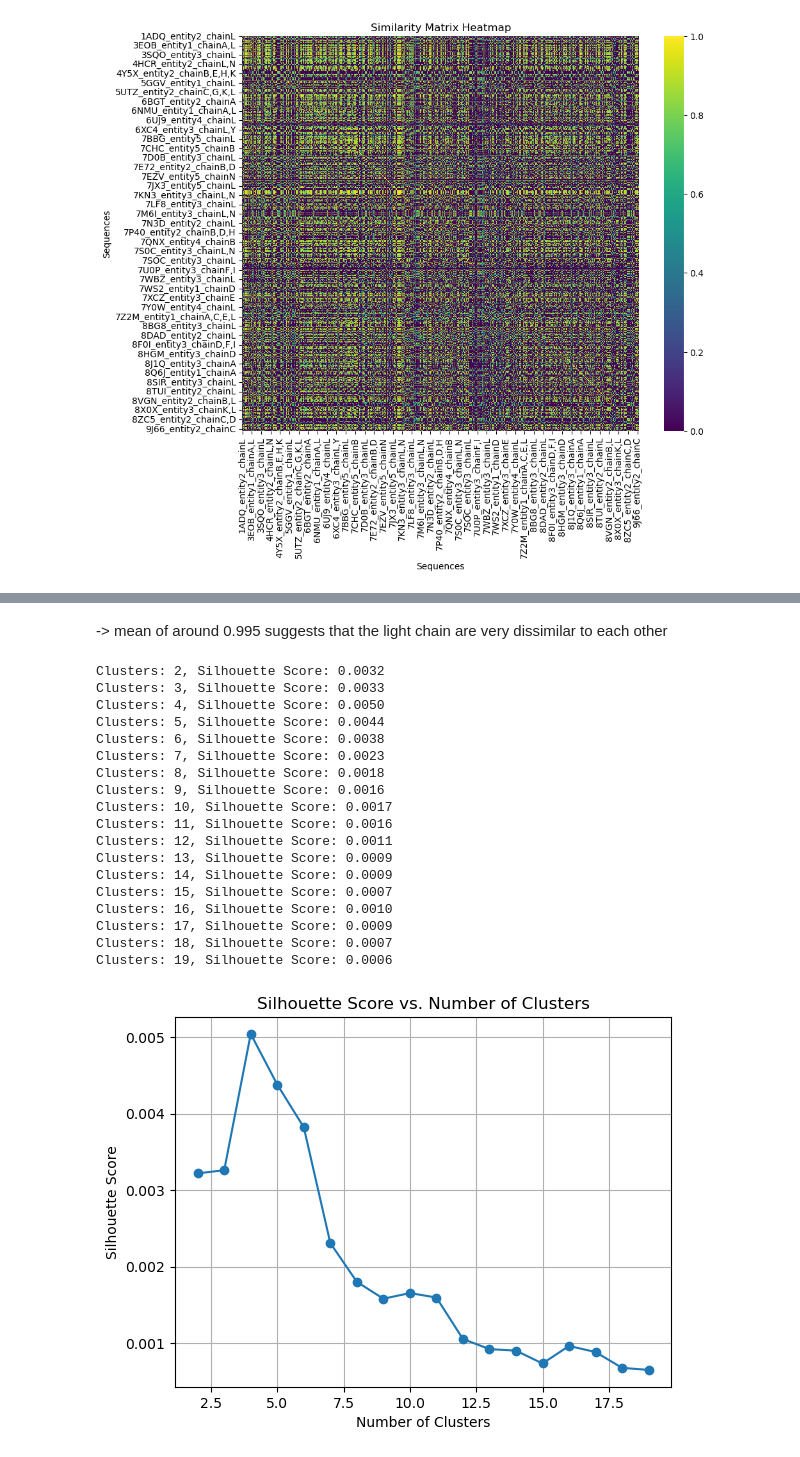
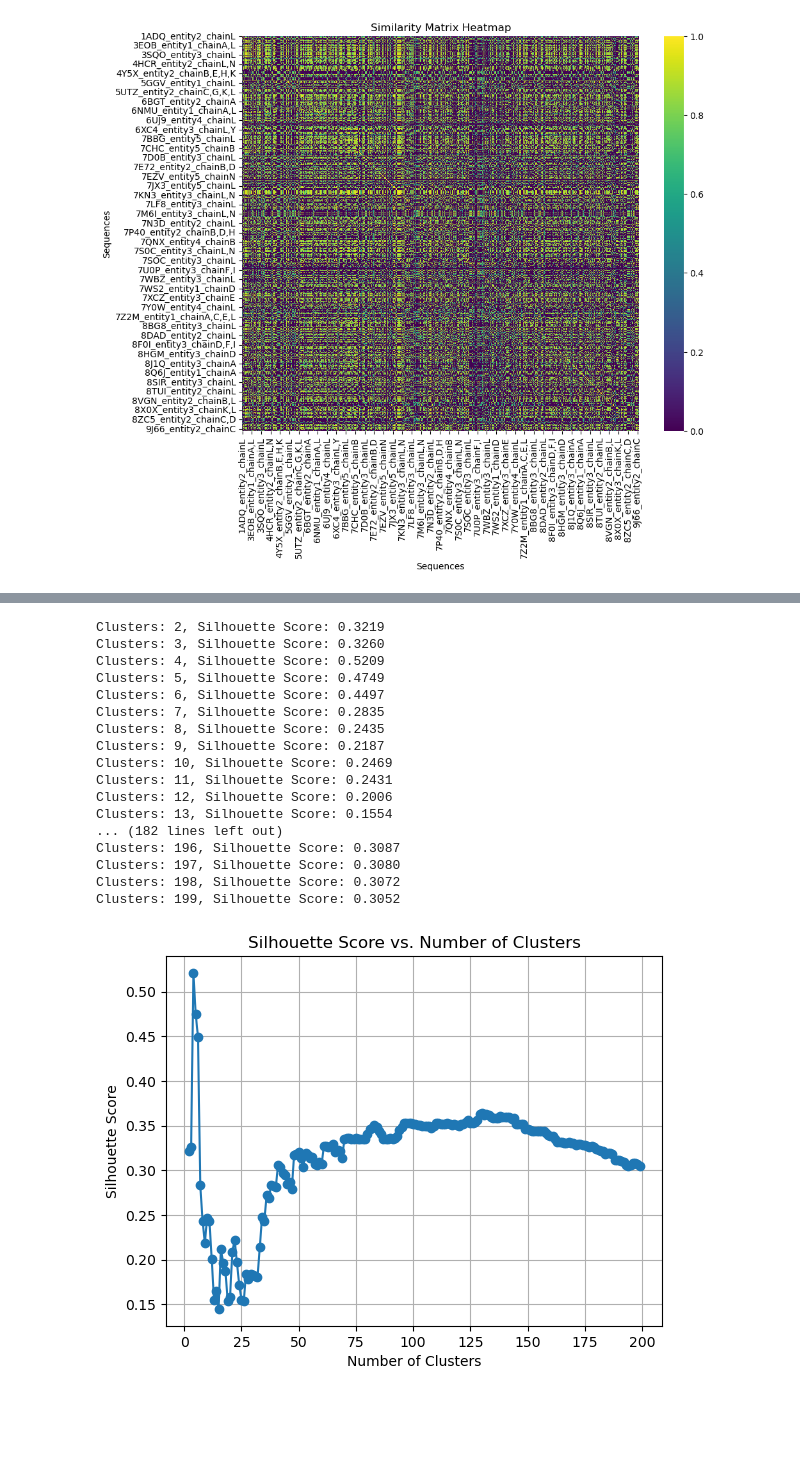
Before and after one commit to datascience-2025-group4/group04-team03, a Jupyter notebook: blasting/mmseqs/light_chains_analysis.ipynb, the cells around one changed output, grey strips where cells are left out. Cells and saved outputs as stored; diff of their text form; code cells hidden in the pictures; blank space fills up the shorter version.

```diff
--- a/blasting/mmseqs/light_chains_analysis.ipynb
+++ b/blasting/mmseqs/light_chains_analysis.ipynb
@@ -111,15 +119,18 @@ mean = 0.32226917398596133
 [figure]
 # %%
-#to ensure the distance matrix is correctly it should be inspected
+#makins distance matrix and inspecting it to be correct
 import matplotlib.pyplot as plt
 import numpy as np
 
+distance_matrix = 1 - similarity_matrix
+distance_matrix.to_csv("distance_matrix.csv")
+
 #printing out the minimum, maximum, mean
-print(f"min = {distance_matrix.min()}")
-print(f"max = {distance_matrix.max()}")
-print(f"mean = {distance_matrix.mean()}")
+print(f"min = {distance_matrix.values.min()}")
+print(f"max = {distance_matrix.values.max()}")
+print(f"mean = {distance_matrix.values.mean()}")
 
-values = distance_matrix[np.triu_indices_from(distance_matrix, k=1)]
+values = distance_matrix.values[np.triu_indices_from(distance_matrix.values, k=0)]
 plt.hist(values, bins=50)
 plt.title("Histogram of Pairwise Distances")
 plt.xlabel("Distance")
@@ -133,49 +144,44 @@ mean = 0.995800013097258
-# %% [markdown]
--> mean of around 0.995 suggests that the light chain are very dissimilar to each other
 # %%
 #before applying PCA, the best number of clusters should be found
 from sklearn.metrics import silhouette_score
 from sklearn.cluster import AgglomerativeClustering
 import numpy as np
 import pandas as pd
 import matplotlib.pyplot as plt
 
-#loading the distance matrix and filling the diagonal values with 0, cause mmseq2 alignment ...
-distance_matrix = pd.read_csv("Lchains_distance_matrix.csv", index_col=0).values
-np.fill_diagonal(distance_matrix, 0)
+
 #different cluster counts are tried out
 scores = []
-for k in range(2, 20):
+for k in range(2, 200):
     clustering = AgglomerativeClustering(n_clusters=k, metric='precomputed', linkage='average')
-    labels = clustering.fit_predict(distance_matrix)
-    score = silhouette_score(distance_matrix, labels, metric='precomputed')
+    labels = clustering.fit_predict(distance_matrix.values)
+    score = silhouette_score(distance_matrix.values, labels, metric='precomputed')
     scores.append((k, score))
     print(f"Clusters: {k}, Silhouette Score: {score:.4f}")
 
 ks, s_scores = zip(*scores)
 plt.plot(ks, s_scores, marker='o')
 plt.title("Silhouette Score vs. Number of Clusters")
 plt.xlabel("Number of Clusters")
 plt.ylabel("Silhouette Score")
 plt.grid(True)
 plt.show()
 # %% [output]
-Clusters: 2, Silhouette Score: 0.0032
-Clusters: 3, Silhouette Score: 0.0033
-Clusters: 4, Silhouette Score: 0.0050
-Clusters: 5, Silhouette Score: 0.0044
-Clusters: 6, Silhouette Score: 0.0038
-Clusters: 7, Silhouette Score: 0.0023
-Clusters: 8, Silhouette Score: 0.0018
-Clusters: 9, Silhouette Score: 0.0016
-Clusters: 10, Silhouette Score: 0.0017
-Clusters: 11, Silhouette Score: 0.0016
-Clusters: 12, Silhouette Score: 0.0011
-Clusters: 13, Silhouette Score: 0.0009
-Clusters: 14, Silhouette Score: 0.0009
-Clusters: 15, Silhouette Score: 0.0007
-Clusters: 16, Silhouette Score: 0.0010
-Clusters: 17, Silhouette Score: 0.0009
-Clusters: 18, Silhouette Score: 0.0007
-Clusters: 19, Silhouette Score: 0.0006
+Clusters: 2, Silhouette Score: 0.3219
+Clusters: 3, Silhouette Score: 0.3260
+Clusters: 4, Silhouette Score: 0.5209
+Clusters: 5, Silhouette Score: 0.4749
+Clusters: 6, Silhouette Score: 0.4497
+Clusters: 7, Silhouette Score: 0.2835
+Clusters: 8, Silhouette Score: 0.2435
+Clusters: 9, Silhouette Score: 0.2187
+Clusters: 10, Silhouette Score: 0.2469
+Clusters: 11, Silhouette Score: 0.2431
+Clusters: 12, Silhouette Score: 0.2006
+Clusters: 13, Silhouette Score: 0.1554
+... (182 lines left out)
+Clusters: 196, Silhouette Score: 0.3087
+Clusters: 197, Silhouette Score: 0.3080
+Clusters: 198, Silhouette Score: 0.3072
+Clusters: 199, Silhouette Score: 0.3052
-[figure, old version]
+[figure, new version]
```
Also changed, not shown: parts of 9 cells of this notebook.
